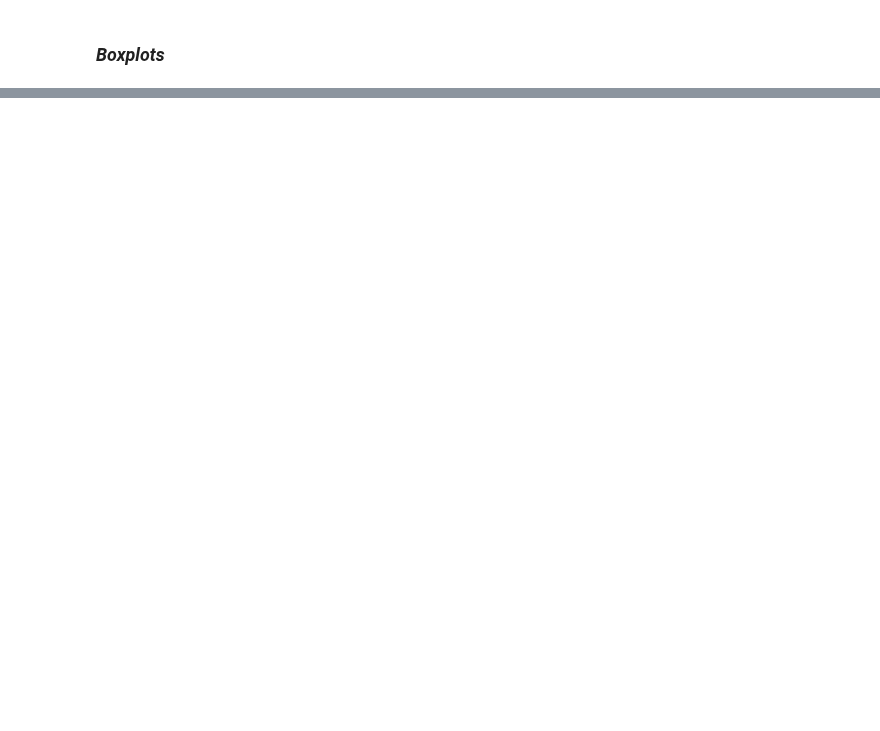
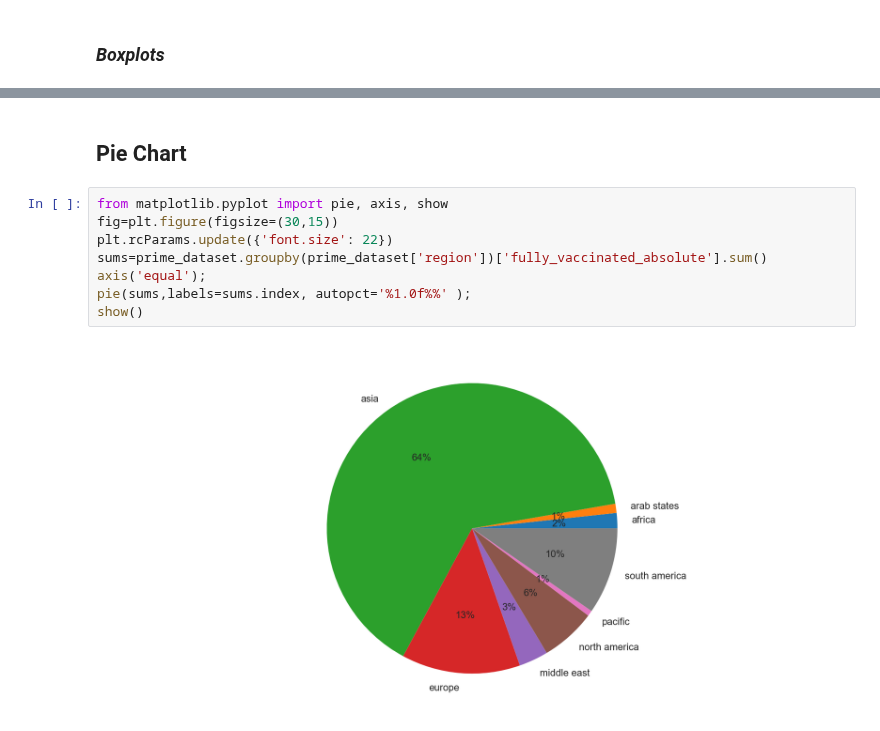
Before and after one commit to RuizLorenzoChavez/DATA100-Finals-COVID-Vaccination-Tracker, a Jupyter notebook: group1-data-storytelling.ipynb, the cells around one changed output, grey strips where cells are left out. Drawn from its saved outputs; the diff is of its cells as text; blank space fills up the shorter version.

```diff
--- a/group1-data-storytelling.ipynb
+++ b/group1-data-storytelling.ipynb
@@ -1082,0 +1040,12 @@ Text(0.5, 1.0, 'Total Vaccinations per Regime Type Boxplot')
+# %% [markdown]
+## Pie Chart
+# %%
+from matplotlib.pyplot import pie, axis, show
+fig=plt.figure(figsize=(30,15))
+plt.rcParams.update({'font.size': 22})
+sums=prime_dataset.groupby(prime_dataset['region'])['fully_vaccinated_absolute'].sum()
+axis('equal');
+pie(sums,labels=sums.index, autopct='%1.0f%%' );
+show()
+# %% [output]
+[figure, added]
```
Also changed, not shown: parts of 23 cells of this notebook.
